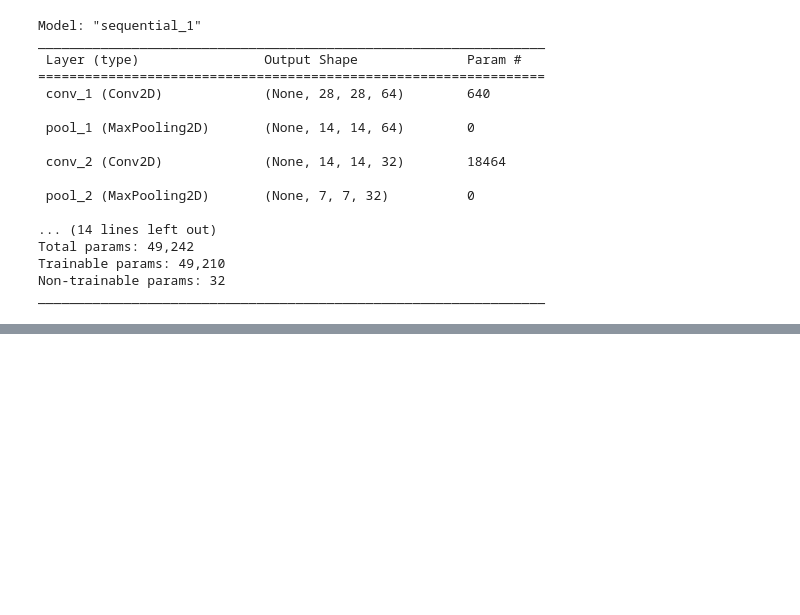
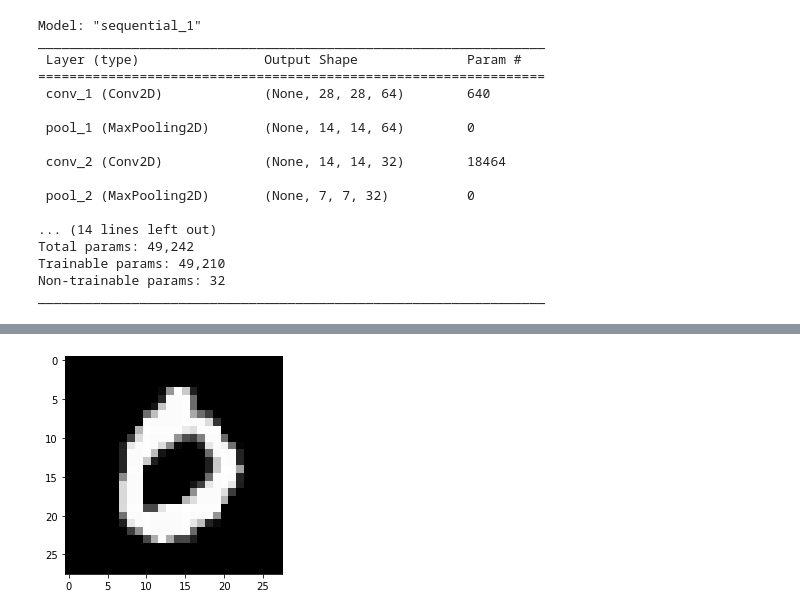
Before and after one commit to GWANGHYUNYU/DeepLearning, a Jupyter notebook: classifyImg/CNN_based_MNIST.ipynb, the cells around one changed output, grey strips where cells are left out. Saved outputs shown, nothing was run; the diff lists cells and outputs as text; code cells hidden in the pictures; blank space fills up the shorter version.

```diff
--- a/classifyImg/CNN_based_MNIST.ipynb
+++ b/classifyImg/CNN_based_MNIST.ipynb
@@ -123,0 +207,5 @@ Sequential_model.save("models/CNN_based_MNIST_001.h5")
+# %%
+plt.imshow(test_images[3], cmap="gray")
+plt.show()
+# %% [output]
+[figure, added]
```
Also changed, not shown: parts of 14 cells of this notebook.
